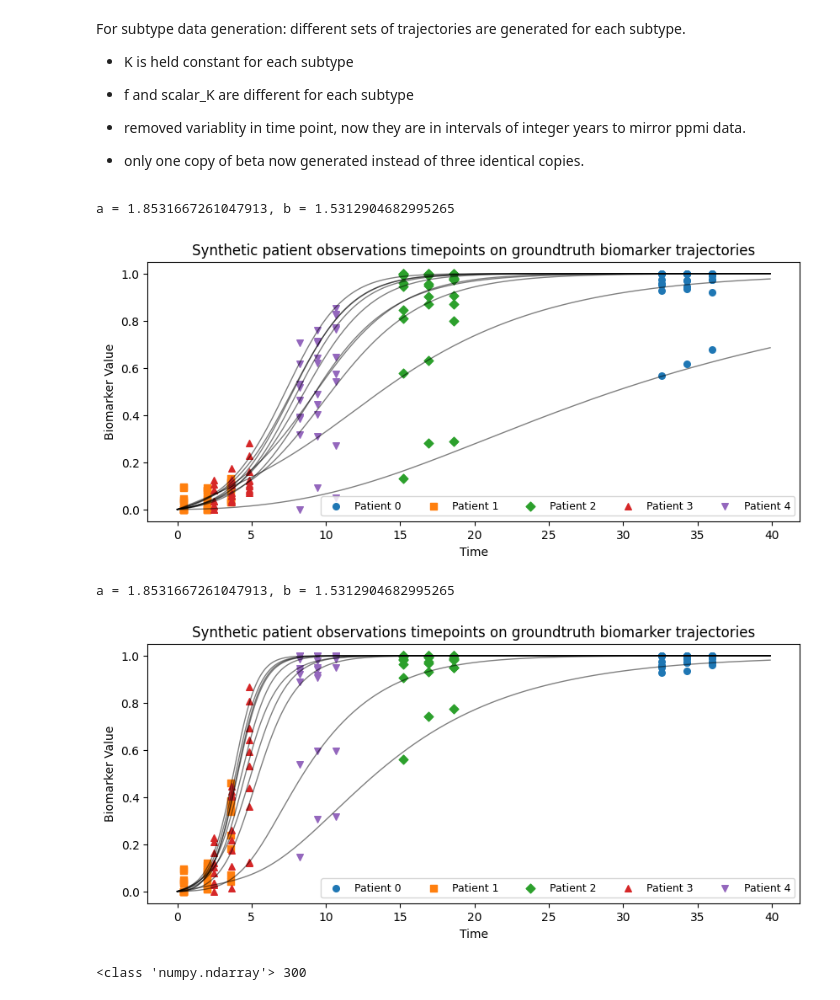
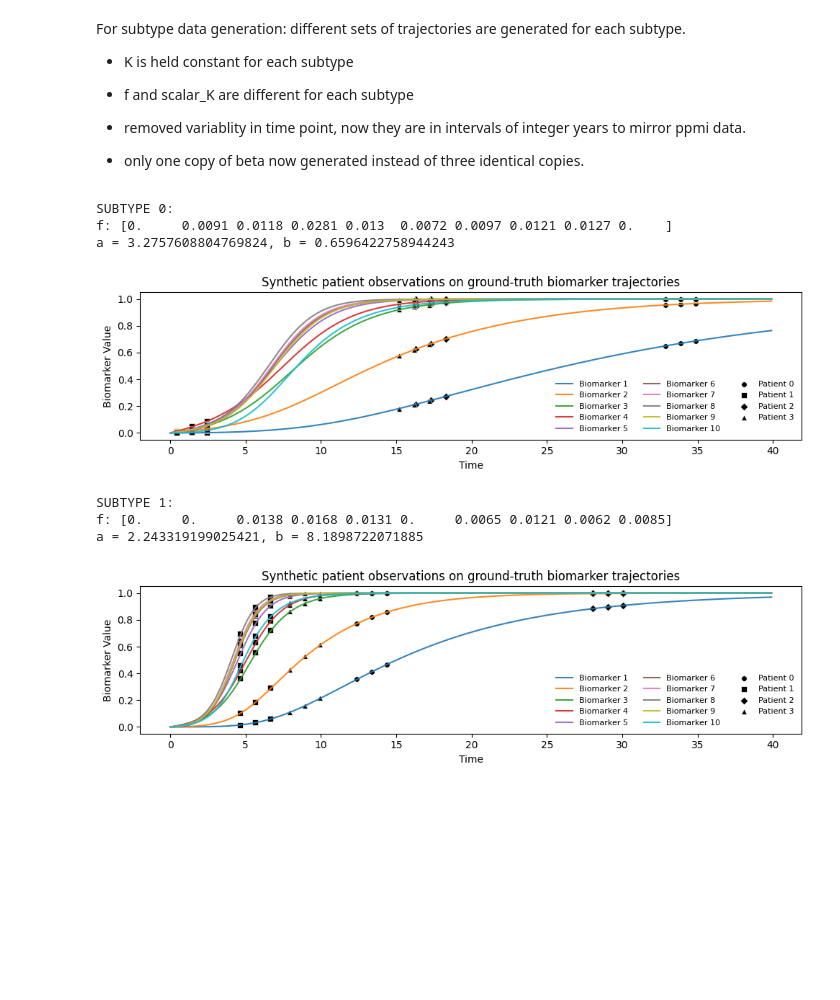
Before and after one commit to LAMCIG/Progression_models_simulations, a Jupyter notebook: EMDPM/experiments/synthetic_experiments/subtyping/run_synthetic_subtype_experiment.ipynb, the cells around one changed output. Drawn from its saved outputs; the diff is of its cells as text; code cells hidden in the pictures; blank space fills up the shorter version.

```diff
--- a/EMDPM/experiments/synthetic_experiments/subtyping/run_synthetic_subtype_experiment.ipynb
+++ b/EMDPM/experiments/synthetic_experiments/subtyping/run_synthetic_subtype_experiment.ipynb
@@ -14,7 +18,7 @@ np.set_printoptions(precision=4)
 n_biomarkers = 10
 t_max = 40 # was 20
 t_span = np.linspace(0, t_max, 8000)
-noise_level = 0.05
+noise_level = 0.0
 n_patients = 150 # was 200
 n_patient_obs = 3
 n_subtypes = 2 #3,4,5
@@ -29,50 +33,71 @@ For subtype data generation: different sets of trajectories are generated for ea
 # %%
 K = get_adjacency_matrix("random_offdiag", n_biomarkers, np.random.RandomState(75))
 
-scalar_K_list = [0.2, 0.5]
+scalar_K_list = [0.25, 0.50]
 f_list = []
 for _ in range(n_subtypes):
     f_list.append(rng.gamma(shape=2, scale=0.005, size=n_biomarkers))
 
 X = []
+y = []
 
 for subtype in range(n_subtypes):
+    print(f"SUBTYPE {subtype}:")
+
+
     t, x_true, K, x0, f, scalar_K  = generate_logistic_model(n_biomarkers = n_biomarkers,
                                                              scalar_K = scalar_K_list[subtype],
                                                              t_max = t_max,
                                                              K = K,
                                                              f = f_list[subtype])
+
+    print(f"f: {f}")
 
     df, cog_a, cog_b = generate_synthetic_data(
         n_biomarkers = n_biomarkers,
         t_max = t_max,
         noise_level = noise_level,
         n_patients = n_patients,
         n_patient_obs = n_patient_obs,
         x_true=x_true,
         t=t,
+        rng = np.random.RandomState(75 + subtype),
     )
 
-    plot_true_observations(df, t, x_true)
+    plot_true_observations(df, t, x_true, patient_idx=[0,1,2,3])
 
     biomarker_cols = [col for col in df.columns if col.startswith("biomarker_")]
 
     X_obs = df[biomarker_cols].values   # (n_obs, n_biomarkers)
     dt = df["dt"].values                # (n_obs,)
     ids = df["patient_id"].values + subtype * n_patients # (n_obs,),  `+ subtype * n_patients` is for ensuring all ids are unique
     cog = df["cognitive_score"].values  # (n_obs,)
     beta_true = df["beta_true"].values  # (n_obs)
-    label = np.ones(n_patients) * subtype # (n_patients)
 
     #print(f"dt shape: {dt.shape}\nids shape: {ids.shape}\ncog shape: {cog.shape}\nbeta shape: {beta_true.shape}")
+    #print(beta_true)
 
-    X_subtype = create_patient_list(X_obs, ids, dt, cog, initial_beta=None)
+    X_subtype = create_patient_list(X_obs, ids, dt, cog, initial_beta=None) # TODO: ADD THE FUCKING TRUE LABELS
+
+    for p in X_subtype: # tag each patient with true subtype for later eval
+        p["subtype_true"] = int(subtype)
     X += X_subtype # pythonic concatenate list syntactic sugar
 
+    y.append(beta_true[::n_patient_obs] )
+    #  print(beta_true[::n_patient_obs][0:10])
+
 X = np.asarray(X)
+y = np.concatenate(y)
+
+# print(len(X))
+# print(len(y))#, y)
+# print(y)
 # %% [output]
-a = 1.8531667261047913, b = 1.5312904682995265
+SUBTYPE 0:
+f: [0.     0.0091 0.0118 0.0281 0.013  0.0072 0.0097 0.0121 0.0127 0.    ]
+a = 3.2757608804769824, b = 0.6596422758944243
-[figure, old version]
+[figure, new version]
-a = 1.8531667261047913, b = 1.5312904682995265
+SUBTYPE 1:
+f: [0.     0.     0.0138 0.0168 0.0131 0.     0.0065 0.0121 0.0062 0.0085]
+a = 2.243319199025421, b = 8.1898722071885
-[figure, old version]
+[figure, new version]
-<class 'numpy.ndarray'> 300
```
Also changed, not shown: parts of 10 cells of this notebook, 5 other files.
